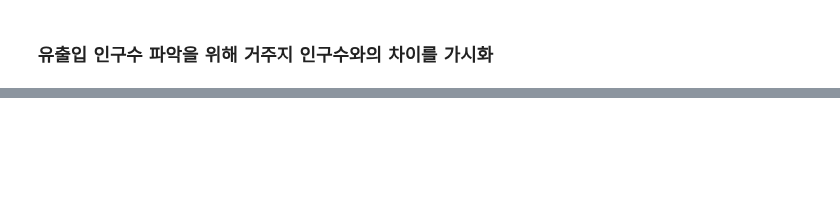
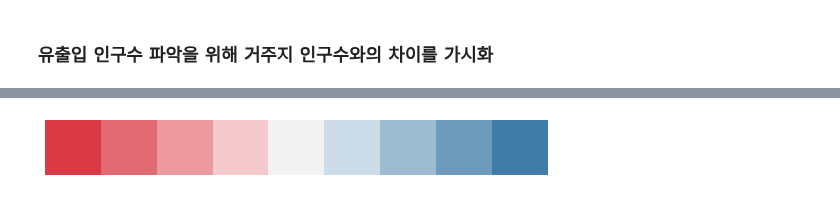
Before and after one commit to Edwardkim0/Place_trend_analysis, a Jupyter notebook: eda.ipynb, the cells around one changed output, grey strips where cells are left out. Cells and saved outputs as stored; diff of their text form; code cells hidden in the pictures; blank space fills up the shorter version.

```diff
--- a/eda.ipynb
+++ b/eda.ipynb
@@ -207 +258,6 @@ analysis_time_stack_heatmap
+# %%
+cmap  = sns.diverging_palette(10, 240, sep=20, n=9)
+sns.palplot(cmap)
+# %% [output]
+[figure, added]
 # %%
```
Also changed, not shown: parts of 9 cells of this notebook, 8 other files.
